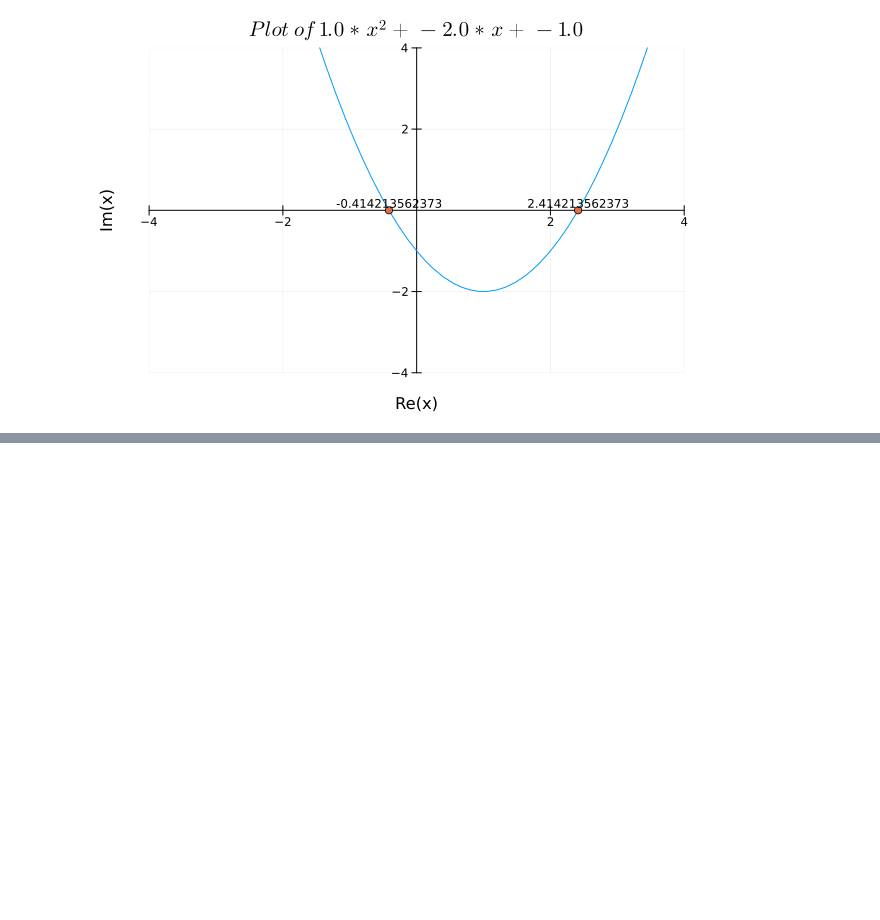
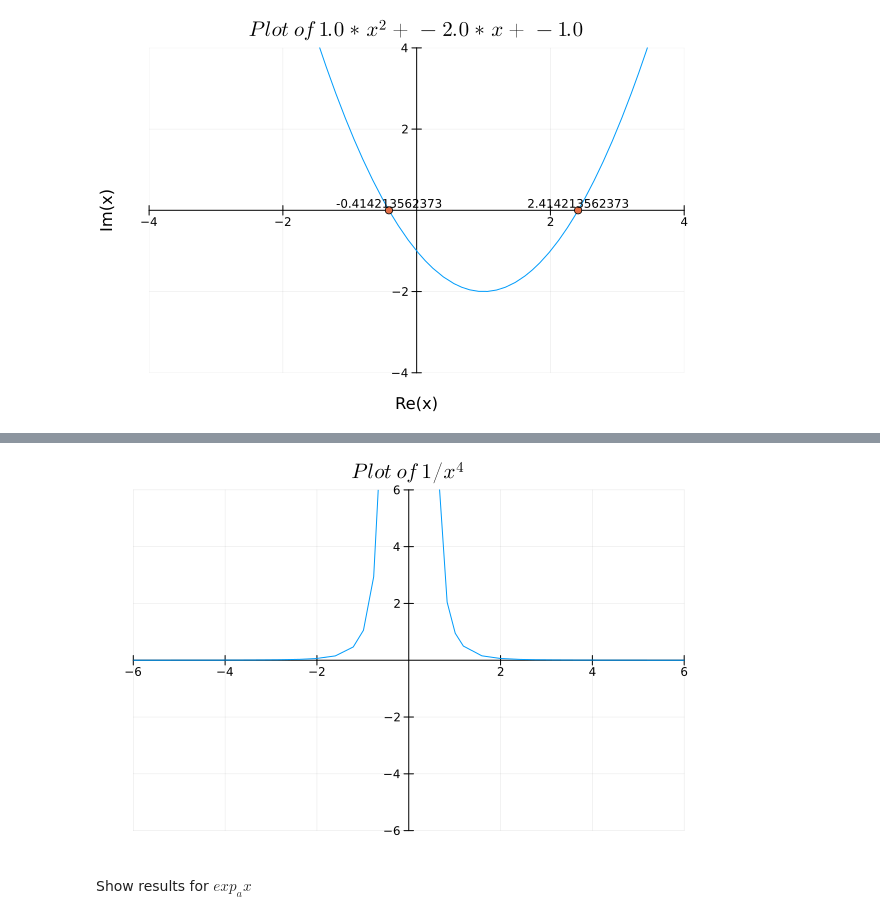
Before and after one commit to FourMInfo/Math_Foundations, a Jupyter notebook: notebooks/Basics.ipynb, the cells around one changed output, grey strips where cells are left out. Saved outputs shown, nothing was run; the diff lists cells and outputs as text; code cells hidden in the pictures; blank space fills up the shorter version.

```diff
--- a/notebooks/Basics.ipynb
+++ b/notebooks/Basics.ipynb
@@ -166,0 +206,7 @@ IJulia.display(FileIO.load("../plots/20241026-123029parabola.png"))
+# %%
+using IJulia, FileIO, ImageShow
+IJulia.display(FileIO.load("../plots/20241114-173114hyperbola.png"))
+# %% [output]
+[figure, added]
+# %% [markdown]
+Show results for $exp_{a}x$
```
Also changed, not shown: parts of 12 cells of this notebook, 4 other files.
